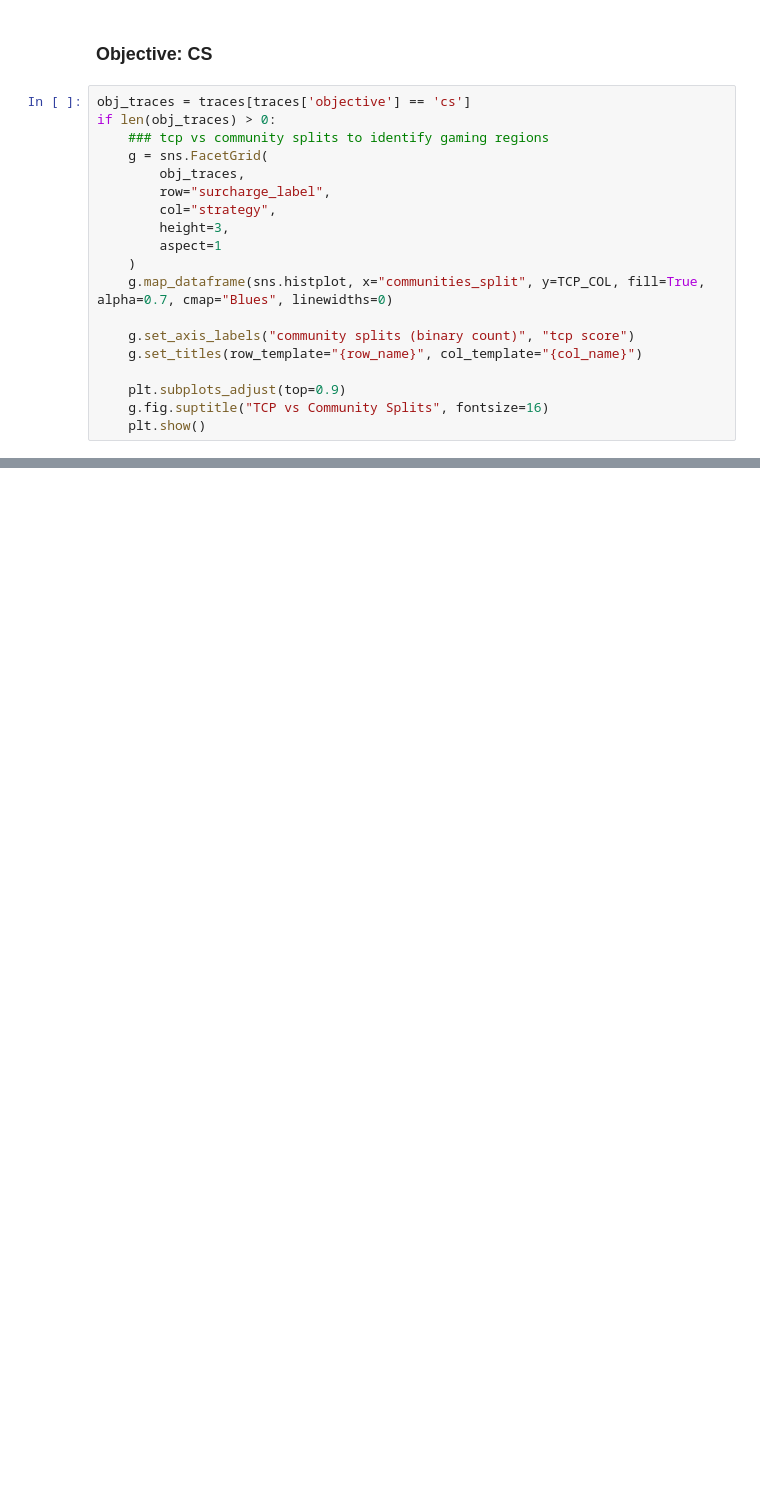
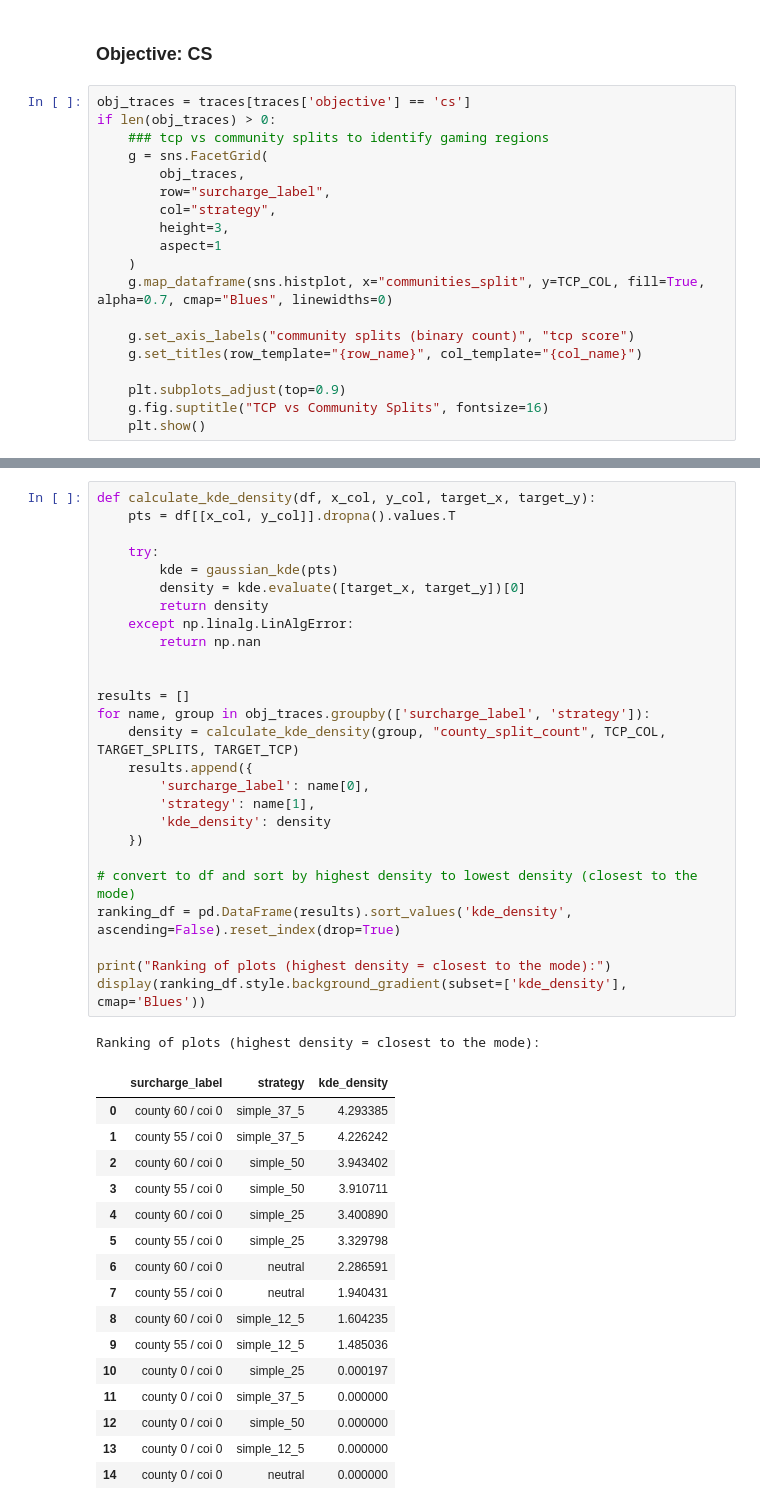
Before and after one commit to jevonlipsey/coi-preservation-project, a Jupyter notebook: analysis/results_viz.ipynb, the cells around one changed output, grey strips where cells are left out. Drawn from its saved outputs; the diff is of its cells as text; blank space fills up the shorter version.

```diff
--- a/analysis/results_viz.ipynb
+++ b/analysis/results_viz.ipynb
@@ -814,0 +894,44 @@ if len(obj_traces) > 0:
+# %%
+def calculate_kde_density(df, x_col, y_col, target_x, target_y):
+    pts = df[[x_col, y_col]].dropna().values.T
+
+    try:
+        kde = gaussian_kde(pts)
+        density = kde.evaluate([target_x, target_y])[0]
+        return density
+    except np.linalg.LinAlgError:
+        return np.nan
+
+
+results = []
+for name, group in obj_traces.groupby(['surcharge_label', 'strategy']):
+    density = calculate_kde_density(group, "county_split_count", TCP_COL, TARGET_SPLITS, TARGET_TCP)
+    results.append({
+        'surcharge_label': name[0],
+        'strategy': name[1],
+        'kde_density': density
+    })
+
+# convert to df and sort by highest density to lowest density (closest to the mode)
+ranking_df = pd.DataFrame(results).sort_values('kde_density', ascending=False).reset_index(drop=True)
+
+print("Ranking of plots (highest density = closest to the mode):")
+display(ranking_df.style.background_gradient(subset=['kde_density'], cmap='Blues'))
+# %% [output]
+Ranking of plots (highest density = closest to the mode):
+|  | surcharge_label | strategy | kde_density |
+| 0 | county 60 / coi 0 | simple_37_5 | 4.293385 |
+| 1 | county 55 / coi 0 | simple_37_5 | 4.226242 |
+| 2 | county 60 / coi 0 | simple_50 | 3.943402 |
+| 3 | county 55 / coi 0 | simple_50 | 3.910711 |
+| 4 | county 60 / coi 0 | simple_25 | 3.400890 |
+| 5 | county 55 / coi 0 | simple_25 | 3.329798 |
+| 6 | county 60 / coi 0 | neutral | 2.286591 |
+| 7 | county 55 / coi 0 | neutral | 1.940431 |
+| 8 | county 60 / coi 0 | simple_12_5 | 1.604235 |
+| 9 | county 55 / coi 0 | simple_12_5 | 1.485036 |
+| 10 | county 0 / coi 0 | simple_25 | 0.000197 |
+| 11 | county 0 / coi 0 | simple_37_5 | 0.000000 |
+| 12 | county 0 / coi 0 | simple_50 | 0.000000 |
+| 13 | county 0 / coi 0 | simple_12_5 | 0.000000 |
+| 14 | county 0 / coi 0 | neutral | 0.000000 |
```
Also changed, not shown: parts of 21 cells of this notebook.
